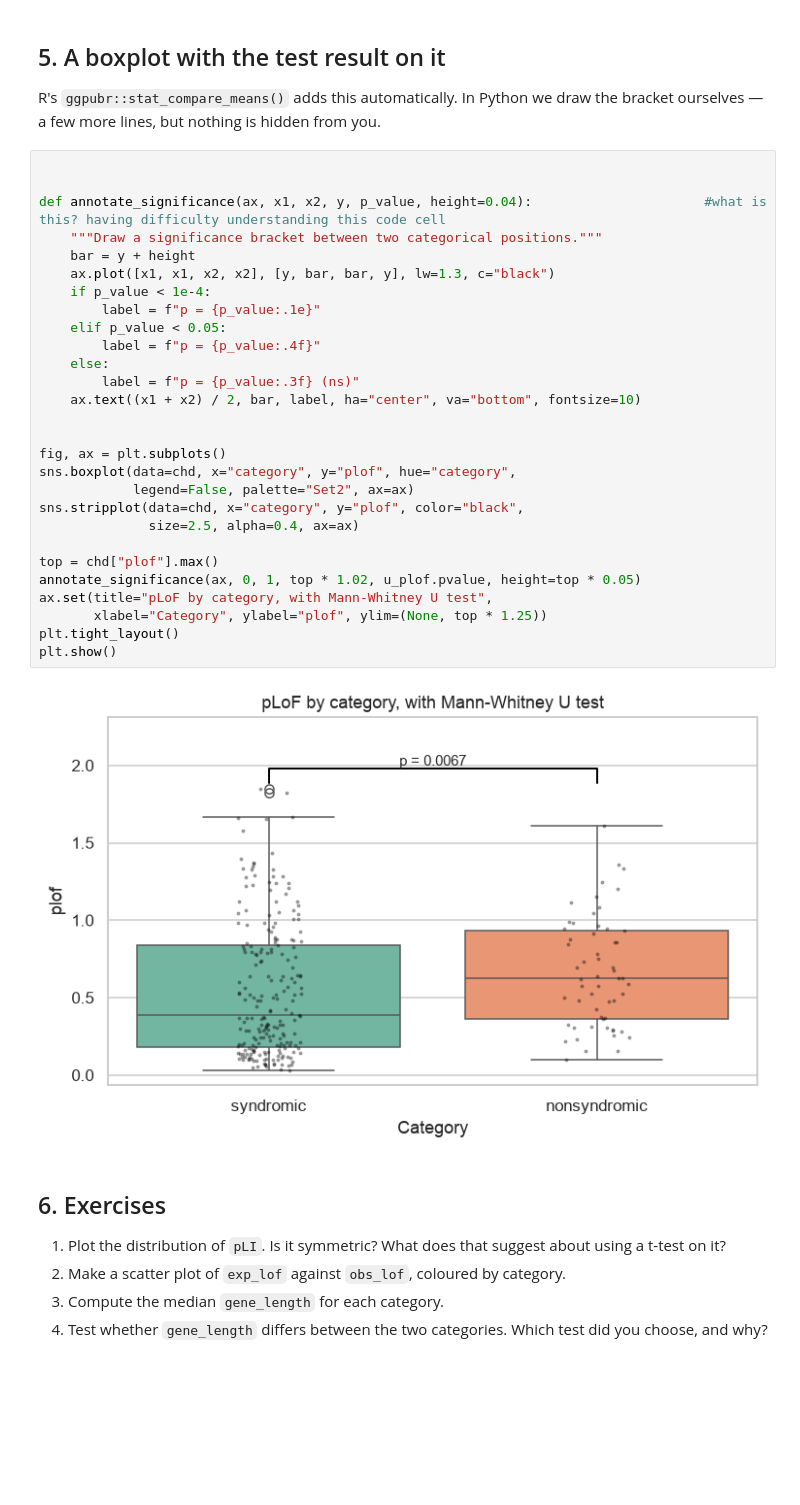
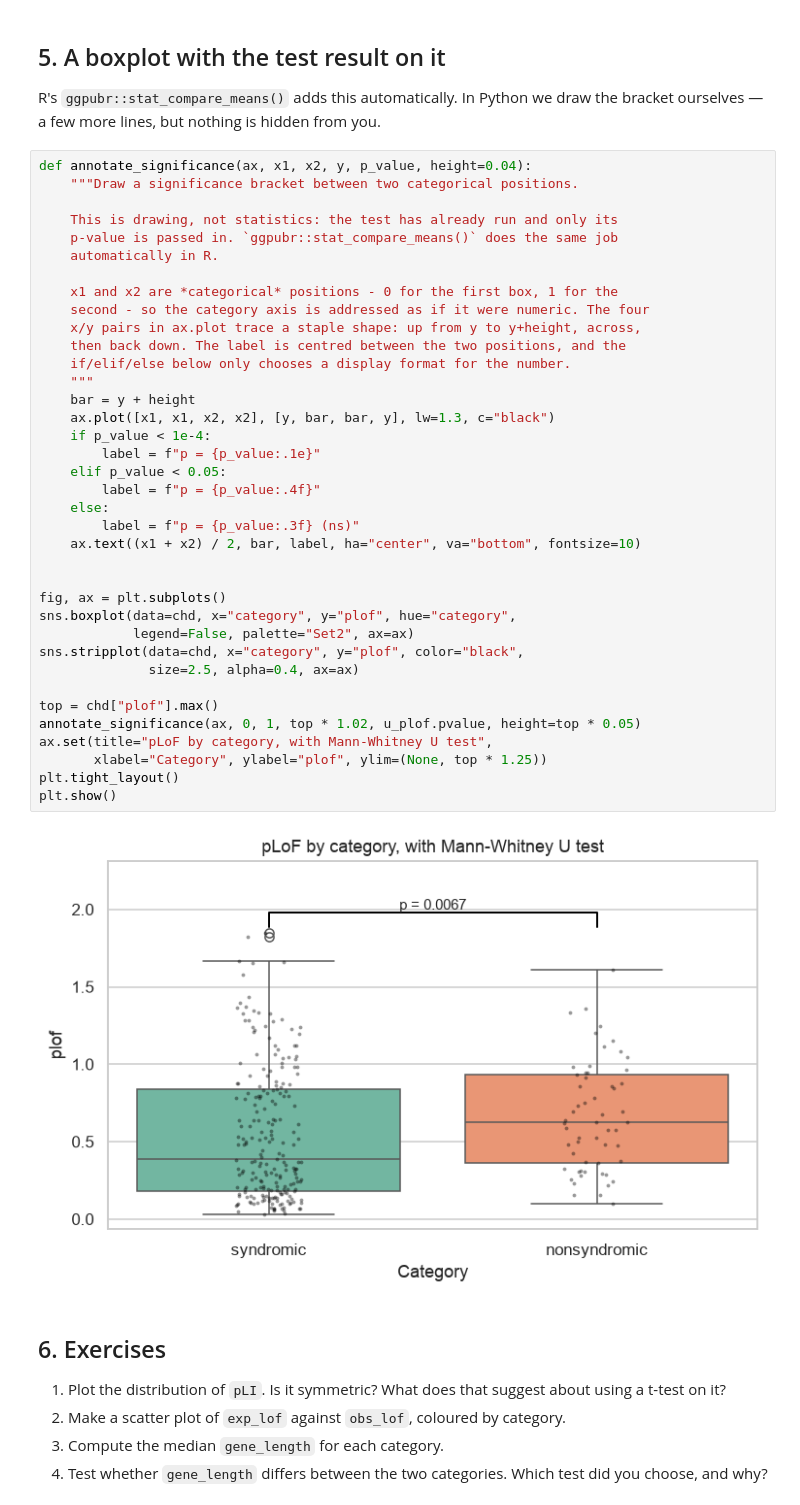
Before and after one commit to enriquea/ZebraQ, a Jupyter notebook: lessons-py/S3_Exploratory_Data_Analysis.ipynb, the cells around one changed output. Cells and saved outputs as stored; diff of their text form; blank space fills up the shorter version.

```diff
--- a/lessons-py/S3_Exploratory_Data_Analysis.ipynb
+++ b/lessons-py/S3_Exploratory_Data_Analysis.ipynb
@@ -350,35 +350,44 @@ pLoF, Mann-Whitney U: U = 4786.0, p = 0.006717
 R's `ggpubr::stat_compare_means()` adds this automatically. In Python we draw the
 bracket ourselves — a few more lines, but nothing is hidden from you.
 # %%
+def annotate_significance(ax, x1, x2, y, p_value, height=0.04):
+    """Draw a significance bracket between two categorical positions.
 
+    This is drawing, not statistics: the test has already run and only its
+    p-value is passed in. `ggpubr::stat_compare_means()` does the same job
+    automatically in R.
 
-def annotate_significance(ax, x1, x2, y, p_value, height=0.04):                      #what is this? having difficulty understanding this code cell
-    """Draw a significance bracket between two categorical positions."""
+    x1 and x2 are *categorical* positions - 0 for the first box, 1 for the
+    second - so the category axis is addressed as if it were numeric. The four
+    x/y pairs in ax.plot trace a staple shape: up from y to y+height, across,
+    then back down. The label is centred between the two positions, and the
+    if/elif/else below only chooses a display format for the number.
+    """
     bar = y + height
     ax.plot([x1, x1, x2, x2], [y, bar, bar, y], lw=1.3, c="black")
     if p_value < 1e-4:
         label = f"p = {p_value:.1e}"
     elif p_value < 0.05:
         label = f"p = {p_value:.4f}"
     else:
         label = f"p = {p_value:.3f} (ns)"
     ax.text((x1 + x2) / 2, bar, label, ha="center", va="bottom", fontsize=10)
 
 
 fig, ax = plt.subplots()
 sns.boxplot(data=chd, x="category", y="plof", hue="category",
             legend=False, palette="Set2", ax=ax)
 sns.stripplot(data=chd, x="category", y="plof", color="black",
               size=2.5, alpha=0.4, ax=ax)
 
 top = chd["plof"].max()
 annotate_significance(ax, 0, 1, top * 1.02, u_plof.pvalue, height=top * 0.05)
 ax.set(title="pLoF by category, with Mann-Whitney U test",
        xlabel="Category", ylabel="plof", ylim=(None, top * 1.25))
 plt.tight_layout()
 plt.show()
 # %% [output]
-[figure, old version]
+[figure, new version]
 # %% [markdown]
 ## 6. Exercises
 
```
Also changed, not shown: 2 other files.
